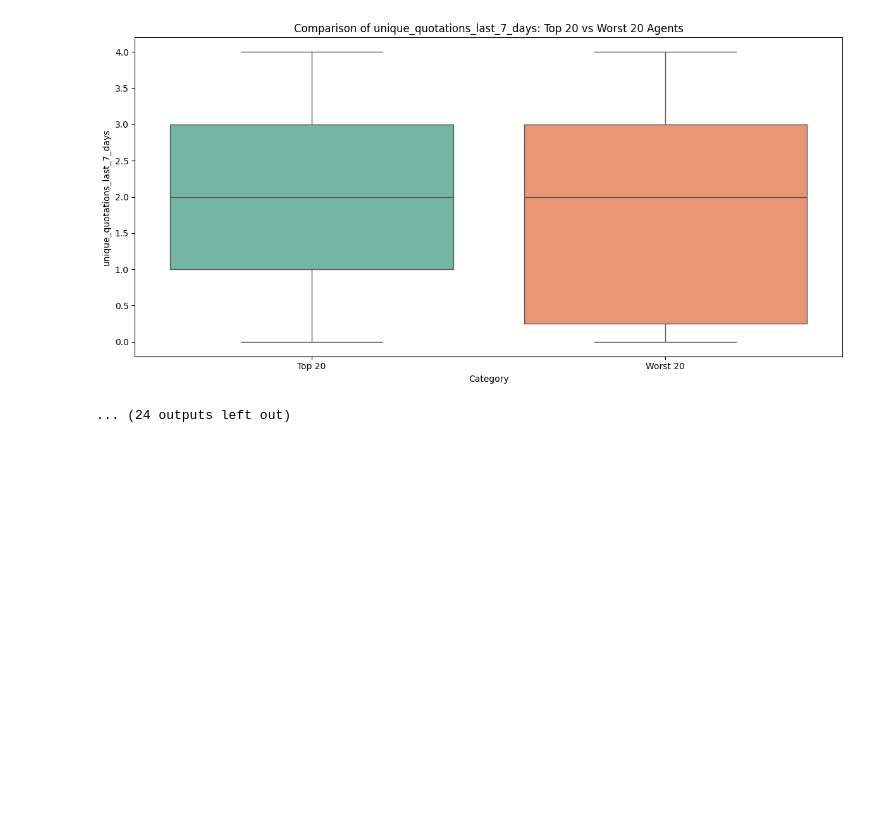
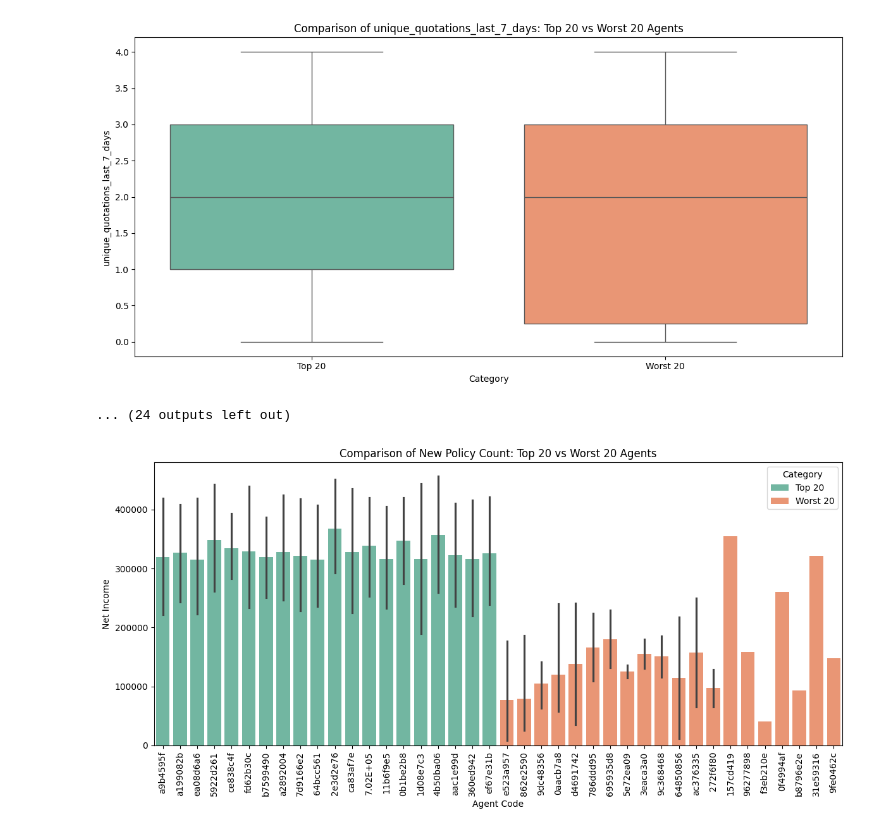
Before and after one commit to rivindu-ashinsa/data-storm-DeepCell, a Jupyter notebook: notebooks/EDA.ipynb, the cells around one changed output. Drawn from its saved outputs; the diff is of its cells as text; code cells hidden in the pictures; blank space fills up the shorter version.

Commit message:
comparisons - income etc

```diff
--- a/notebooks/EDA.ipynb
+++ b/notebooks/EDA.ipynb
@@ -258,3 +226,30 @@ Passing `palette` without assigning `hue` is deprecated and will be removed in v
   sns.boxplot(x='Category', y=col, data=combined_agents, palette='Set2')
 [figure]
 ... (24 outputs left out)
+# %%
+top_earning_agents = df.groupby('agent_code')['net_income'].sum().reset_index().sort_values(by='net_income', ascending=False).head(20)
+
+
+worst_earning_agents = df.groupby('agent_code')['net_income'].sum().reset_index().sort_values(by='net_income', ascending=False).tail(20)
+
+top_earning_agents = df[df['agent_code'].isin(top_earning_agents['agent_code'])]
+worst_earning_agents = df[df['agent_code'].isin(worst_earning_agents['agent_code'])]
+
+
+# Combine top 20 and worst 20 agents into one DataFrame
+combined_agents_earning = pd.concat([top_earning_agents, worst_earning_agents])
+
+# Add a label column to distinguish between top and worst agents
+combined_agents_earning['Category'] = ['Top 20'] * len(top_earning_agents) + ['Worst 20'] * len(worst_earning_agents)
+
+# Plot the bar chart
+plt.figure(figsize=(12, 6))
+sns.barplot(x='agent_code', y='net_income', hue='Category', data=combined_agents_earning, palette='Set2')
+plt.title('Comparison of New Policy Count: Top 20 vs Worst 20 Agents')
+plt.xlabel('Agent Code')
+plt.ylabel('Net Income')
+plt.xticks(rotation=90)
+plt.tight_layout()
+plt.show()
+# %% [output]
+[figure, added]
```
Also changed, not shown: parts of 2 cells of this notebook.
